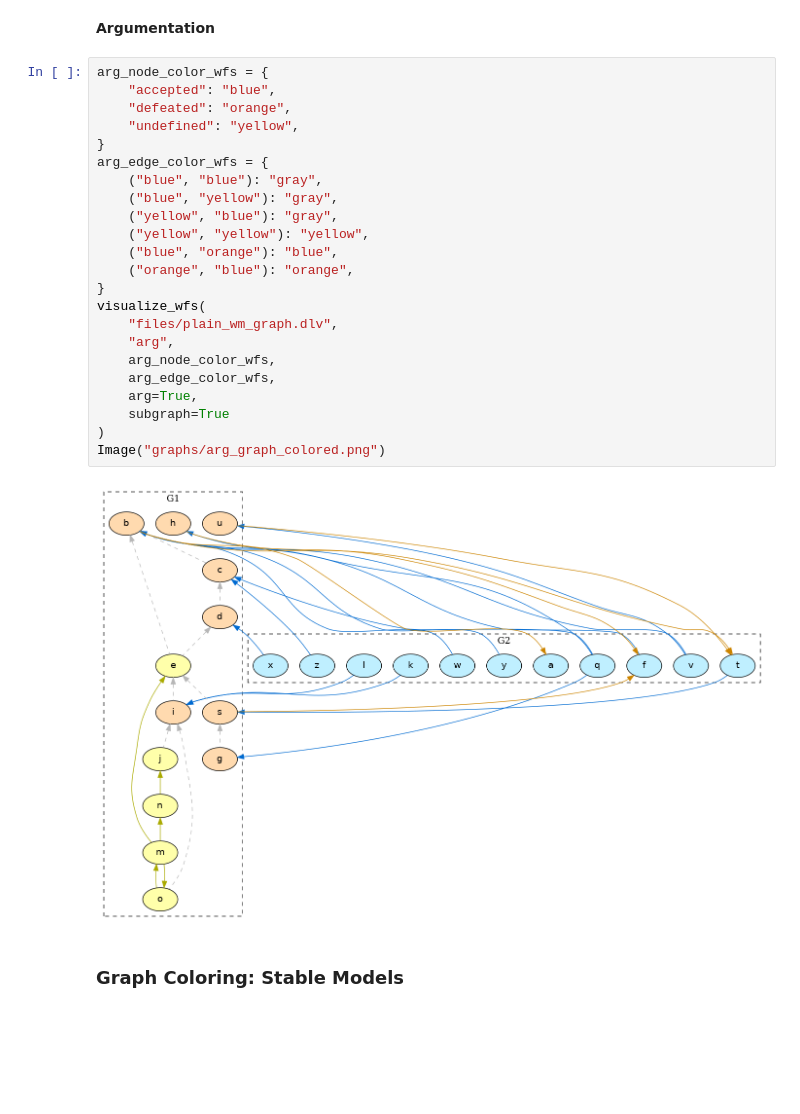
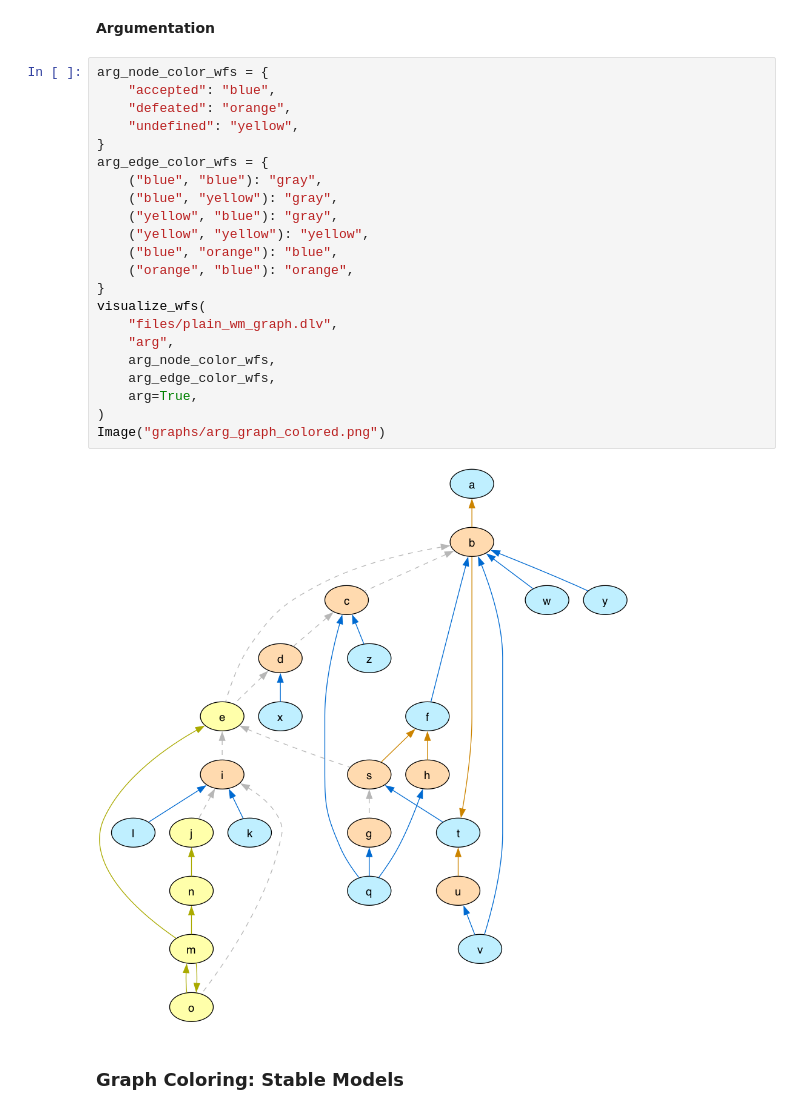
Before and after one commit to idaks/Games-and-Argumentation, a Jupyter notebook: IDCC-2024/animal_example.ipynb, the cells around one changed output. Saved outputs shown, nothing was run; the diff lists cells and outputs as text; blank space fills up the shorter version.

```diff
--- a/IDCC-2024/animal_example.ipynb
+++ b/IDCC-2024/animal_example.ipynb
@@ -191,28 +189,27 @@ Image("graphs/game_graph_colored.png")
 # %%
 arg_node_color_wfs = {
     "accepted": "blue",
     "defeated": "orange",
     "undefined": "yellow",
 }
 arg_edge_color_wfs = {
     ("blue", "blue"): "gray",
     ("blue", "yellow"): "gray",
     ("yellow", "blue"): "gray",
     ("yellow", "yellow"): "yellow",
     ("blue", "orange"): "blue",
     ("orange", "blue"): "orange",
 }
 visualize_wfs(
     "files/plain_wm_graph.dlv",
     "arg",
     arg_node_color_wfs,
     arg_edge_color_wfs,
     arg=True,
-    subgraph=True
 )
 Image("graphs/arg_graph_colored.png")
 # %% [output]
-[figure, old version]
+[figure, new version]
 # %% [markdown]
 ### Graph Coloring: Stable Models
 # %% [markdown]
```
Also changed, not shown: parts of 5 cells of this notebook, 20 other files.
